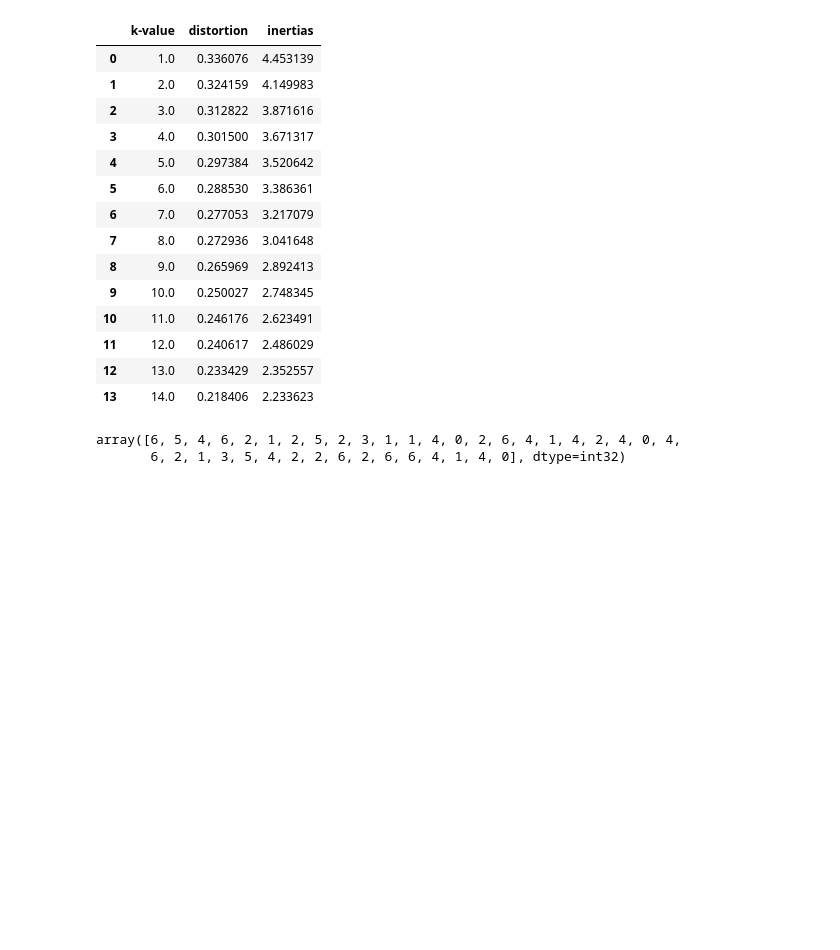
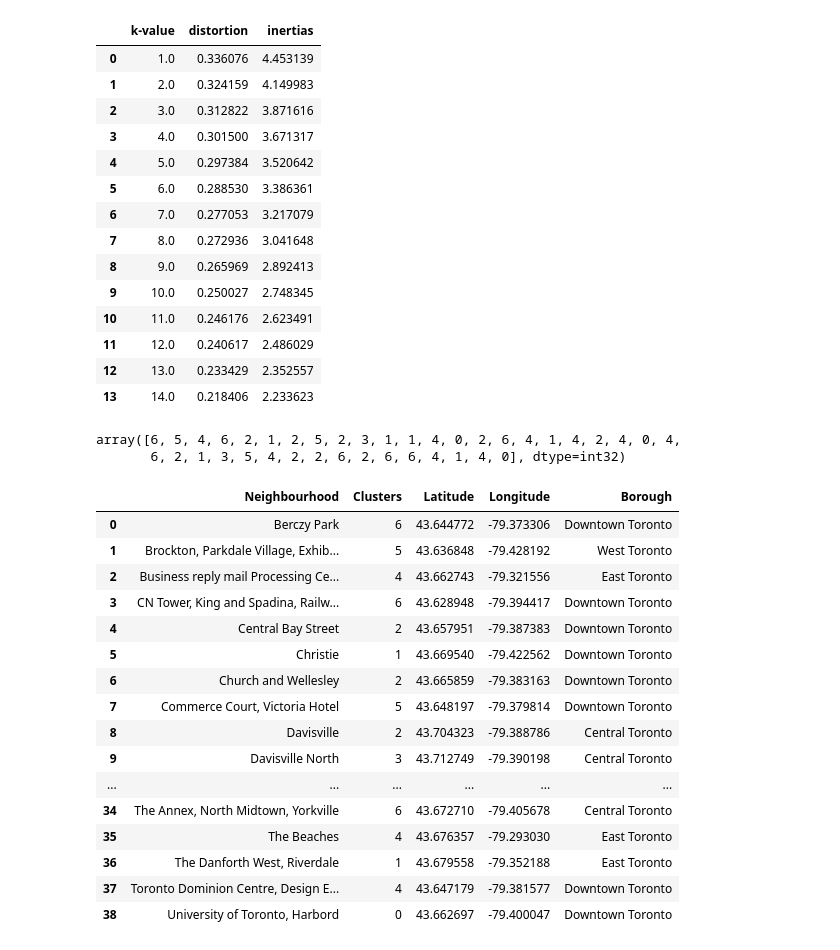
Before and after one commit to LahiriBellarykar/IBM_Capstone_week3, a Jupyter notebook: Toronto_Neighborhood_clustering.ipynb, the cells around one changed output. Drawn from its saved outputs; the diff is of its cells as text; code cells hidden in the pictures; blank space fills up the shorter version.

```diff
--- a/Toronto_Neighborhood_clustering.ipynb
+++ b/Toronto_Neighborhood_clustering.ipynb
@@ -328,10 +328,29 @@ array([6, 5, 4, 6, 2, 1, 2, 5, 2, 3, 1, 1, 4, 0, 2, 6, 4, 1, 4, 2, 4, 0, 4,
 # %%
 toronto_neighbourhood_clusters = pd.DataFrame(columns=['Neighbourhood','Clusters'])
 toronto_neighbourhood_clusters['Neighbourhood'] = toronto_venue_group_mean['Neighbourhood']
 toronto_neighbourhood_clusters['Clusters'] = clusters.labels_
 #df_toronto.loc[:,['Neighbourhood','Latitude','Longitude']]
 toronto_neighbourhood_clusters = toronto_neighbourhood_clusters.merge(df_toronto.loc[:,['Neighbourhood','Latitude','Longitude','Borough']], how = 'inner', on = 'Neighbourhood')
 toronto_neighbourhood_clusters.loc[:,('Clusters')] = pd.to_numeric(toronto_neighbourhood_clusters.loc[:,('Clusters')],downcast='integer')
+toronto_neighbourhood_clusters
+# %% [output]
+|  | Neighbourhood | Clusters | Latitude | Longitude | Borough |
+| 0 | Berczy Park | 6 | 43.644772 | -79.373306 | Downtown Toronto |
+| 1 | Brockton, Parkdale Village, Exhib... | 5 | 43.636848 | -79.428192 | West Toronto |
+| 2 | Business reply mail Processing Ce... | 4 | 43.662743 | -79.321556 | East Toronto |
+| 3 | CN Tower, King and Spadina, Railw... | 6 | 43.628948 | -79.394417 | Downtown Toronto |
+| 4 | Central Bay Street | 2 | 43.657951 | -79.387383 | Downtown Toronto |
+| 5 | Christie | 1 | 43.669540 | -79.422562 | Downtown Toronto |
+| 6 | Church and Wellesley | 2 | 43.665859 | -79.383163 | Downtown Toronto |
+| 7 | Commerce Court, Victoria Hotel | 5 | 43.648197 | -79.379814 | Downtown Toronto |
+| 8 | Davisville | 2 | 43.704323 | -79.388786 | Central Toronto |
+| 9 | Davisville North | 3 | 43.712749 | -79.390198 | Central Toronto |
+| ... | ... | ... | ... | ... | ... |
+| 34 | The Annex, North Midtown, Yorkville | 6 | 43.672710 | -79.405678 | Central Toronto |
+| 35 | The Beaches | 4 | 43.676357 | -79.293030 | East Toronto |
+| 36 | The Danforth West, Riverdale | 1 | 43.679558 | -79.352188 | East Toronto |
+| 37 | Toronto Dominion Centre, Design E... | 4 | 43.647179 | -79.381577 | Downtown Toronto |
+| 38 | University of Toronto, Harbord | 0 | 43.662697 | -79.400047 | Downtown Toronto |
 # %%
 #Display folium map of CLUSTERED Toronto neighbourhoods
 #Get lat and lng for Toronto
```
